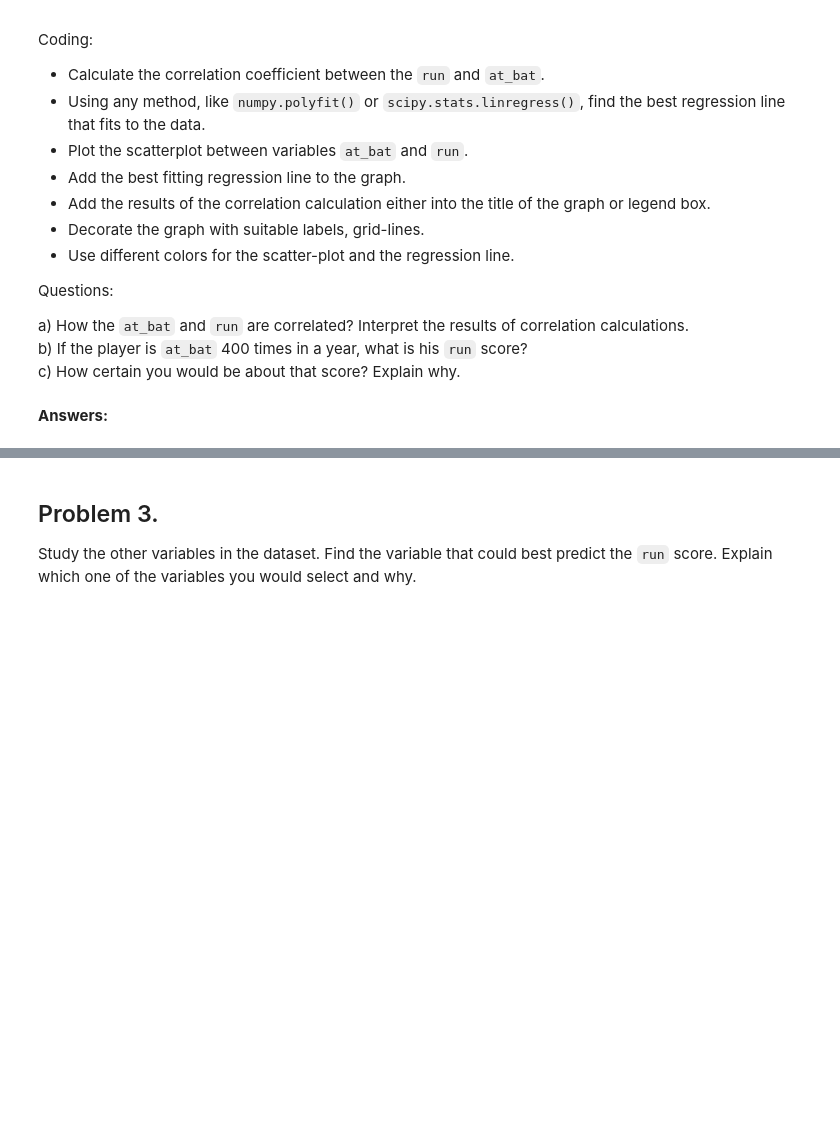
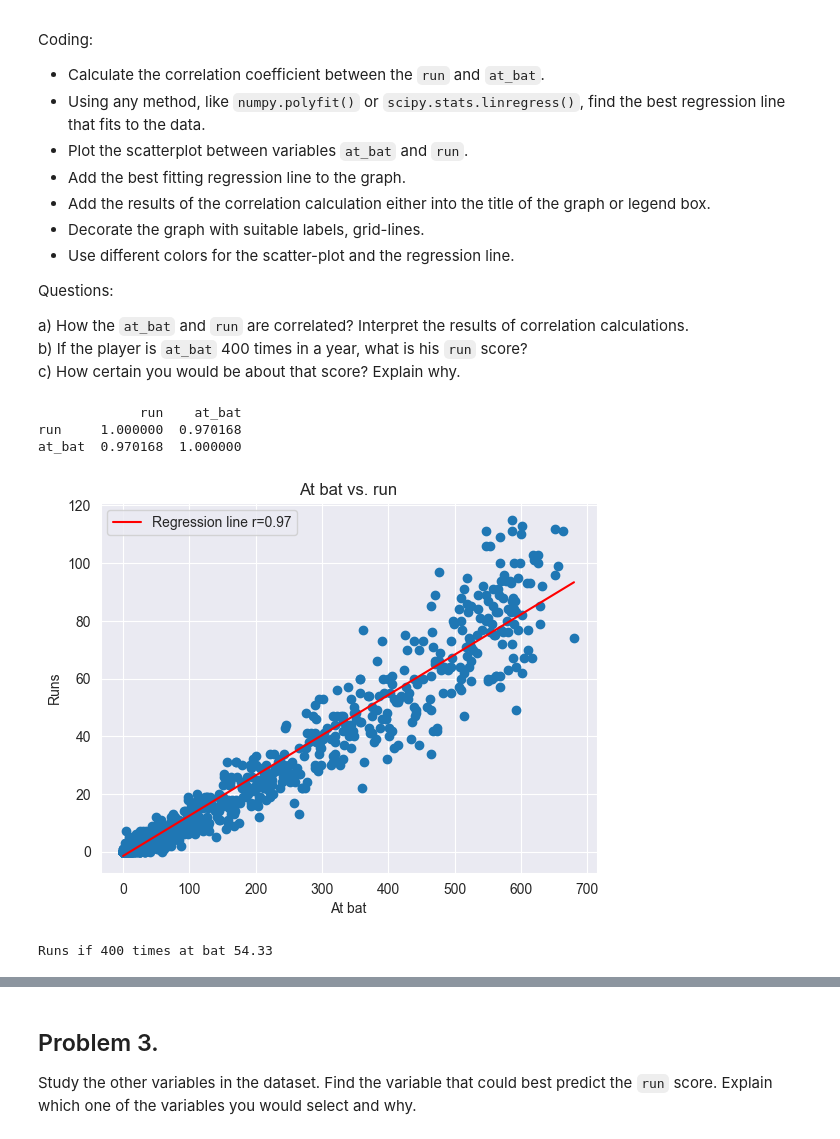
Before and after one commit to vilho3/Statistics, a Jupyter notebook: ex3/A3_correlation_and_linear_regression.ipynb, the cells around one changed output, grey strips where cells are left out. Drawn from its saved outputs; the diff is of its cells as text; code cells hidden in the pictures; blank space fills up the shorter version.

```diff
--- a/ex3/A3_correlation_and_linear_regression.ipynb
+++ b/ex3/A3_correlation_and_linear_regression.ipynb
@@ -57,2 +103,31 @@ c) How certain you would be about that score? Explain why.<br>
-# %% [markdown]
-**Answers:**
+# %%
+# Your code
+from scipy.stats import linregress
+
+var = ['run', 'at_bat']
+x = data['at_bat']
+y = data['run']
+cor=data[var].corr()
+print(cor)
+
+r = linregress(x, y)
+slope=r.slope
+intercept=r.intercept
+best=slope*x+intercept
+corr=r.rvalue
+plt.scatter(x,y)
+plt.plot(x,best,color='red',label=f'Regression line r={corr:.2f}')
+plt.title('At bat vs. run')
+plt.xlabel('At bat')
+plt.xlabel("At bat")
+plt.ylabel('Runs')
+plt.legend()
+plt.show()
+runs=slope*400+intercept
+print(f'Runs if 400 times at bat {runs:.2f}')
+# %% [output]
+             run    at_bat
+run     1.000000  0.970168
+at_bat  0.970168  1.000000
+[figure, added]
+Runs if 400 times at bat 54.33
```
Also changed, not shown: parts of 12 cells of this notebook.
